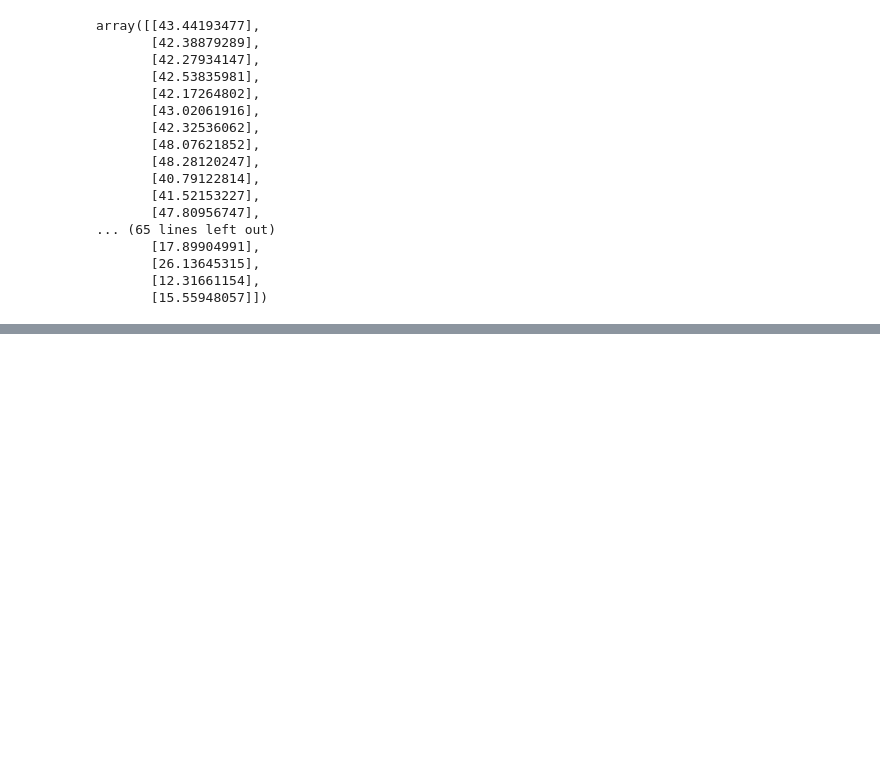
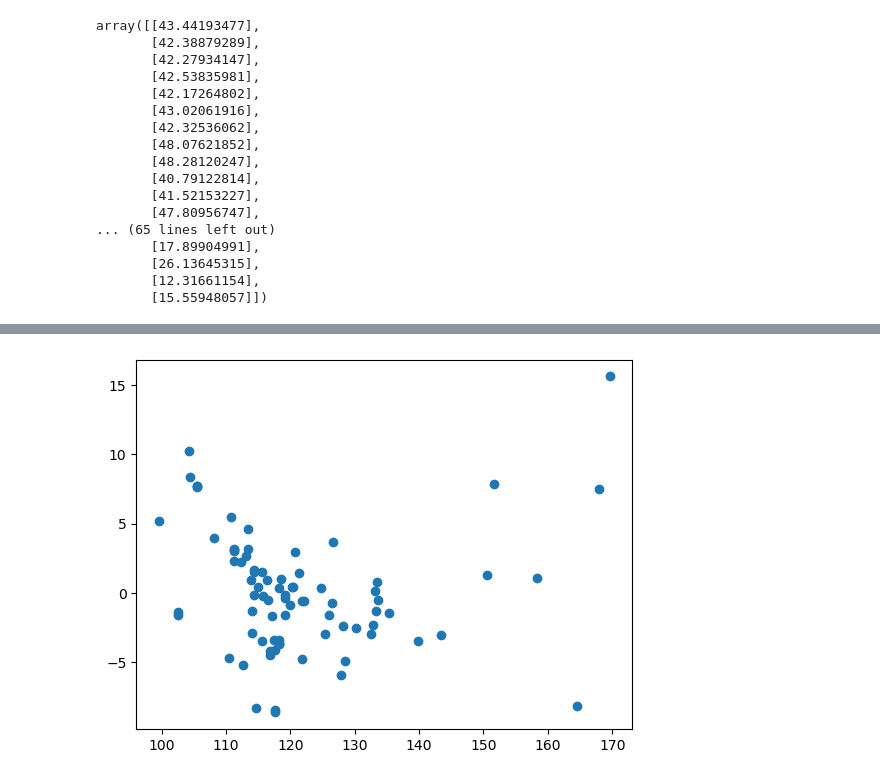
Before and after one commit to aryanra419/Python-class-notes, a Jupyter notebook: ML-MultiLinear.ipynb, the cells around one changed output, grey strips where cells are left out. Saved outputs shown, nothing was run; the diff lists cells and outputs as text; code cells hidden in the pictures; blank space fills up the shorter version.

```diff
--- a/ML-MultiLinear.ipynb
+++ b/ML-MultiLinear.ipynb
@@ -176,0 +233,5 @@ array([[43.44193477],
+# %%
+plt.scatter(x['SP'],error)
+plt.show()
+# %% [output]
+[figure, added]
```
Also changed, not shown: parts of 12 cells of this notebook.
